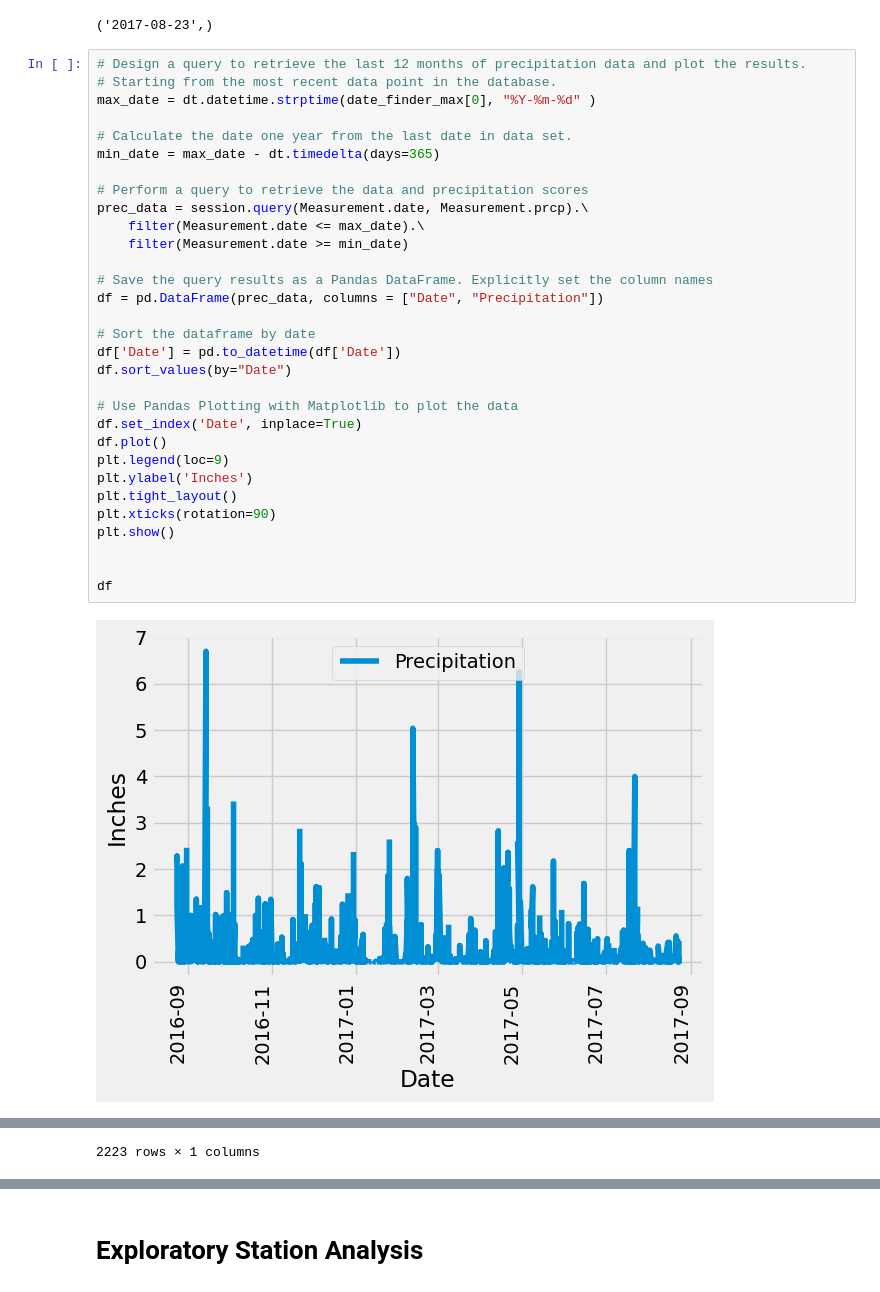
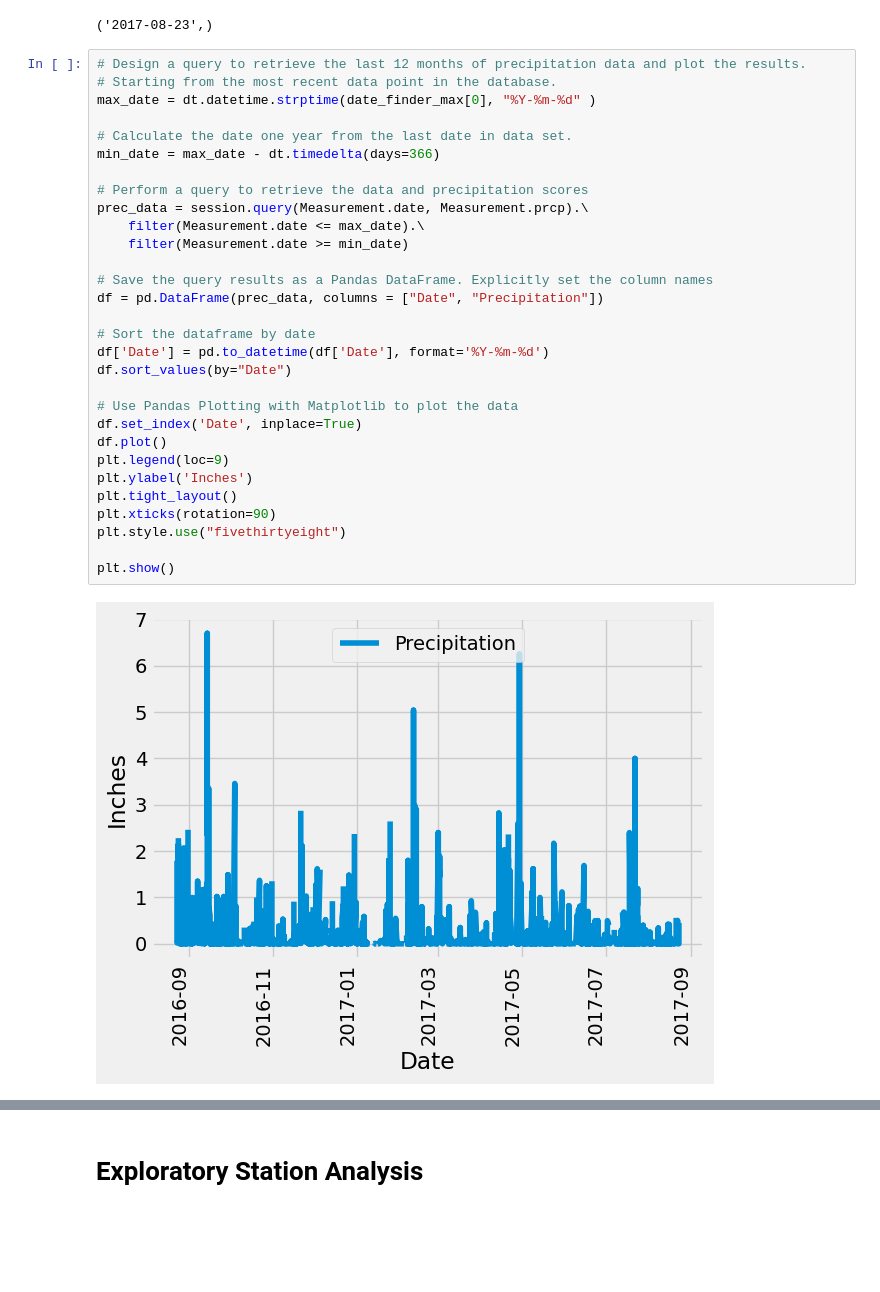
Before and after one commit to gmnzor/10-SQL-Alchemy, a Jupyter notebook: SurfsUp/climate_submission.ipynb, the cells around one changed output, grey strips where cells are left out. Drawn from its saved outputs; the diff is of its cells as text; blank space fills up the shorter version.

```diff
--- a/SurfsUp/climate_submission.ipynb
+++ b/SurfsUp/climate_submission.ipynb
@@ -48,33 +48,32 @@ date_finder_max
 # %%
 # Design a query to retrieve the last 12 months of precipitation data and plot the results.
 # Starting from the most recent data point in the database.
 max_date = dt.datetime.strptime(date_finder_max[0], "%Y-%m-%d" )
 
 # Calculate the date one year from the last date in data set.
-min_date = max_date - dt.timedelta(days=365)
+min_date = max_date - dt.timedelta(days=366)
 
 # Perform a query to retrieve the data and precipitation scores
 prec_data = session.query(Measurement.date, Measurement.prcp).\
     filter(Measurement.date <= max_date).\
     filter(Measurement.date >= min_date)
 
 # Save the query results as a Pandas DataFrame. Explicitly set the column names
 df = pd.DataFrame(prec_data, columns = ["Date", "Precipitation"])
 
 # Sort the dataframe by date
-df['Date'] = pd.to_datetime(df['Date'])
+df['Date'] = pd.to_datetime(df['Date'], format='%Y-%m-%d')
 df.sort_values(by="Date")
 
 # Use Pandas Plotting with Matplotlib to plot the data
 df.set_index('Date', inplace=True)
 df.plot()
 plt.legend(loc=9)
 plt.ylabel('Inches')
 plt.tight_layout()
 plt.xticks(rotation=90)
+plt.style.use("fivethirtyeight")
+
 plt.show()
-
-
-df
 # %% [output]
-[figure, old version]
+[figure, new version]
@@ -94,4 +80,3 @@ df
-2223 rows × 1 columns
 # %%
 # Use Pandas to calculate the summary statistics for the precipitation data
 
```
Also changed, not shown: parts of 5 cells of this notebook, 1 other file.
